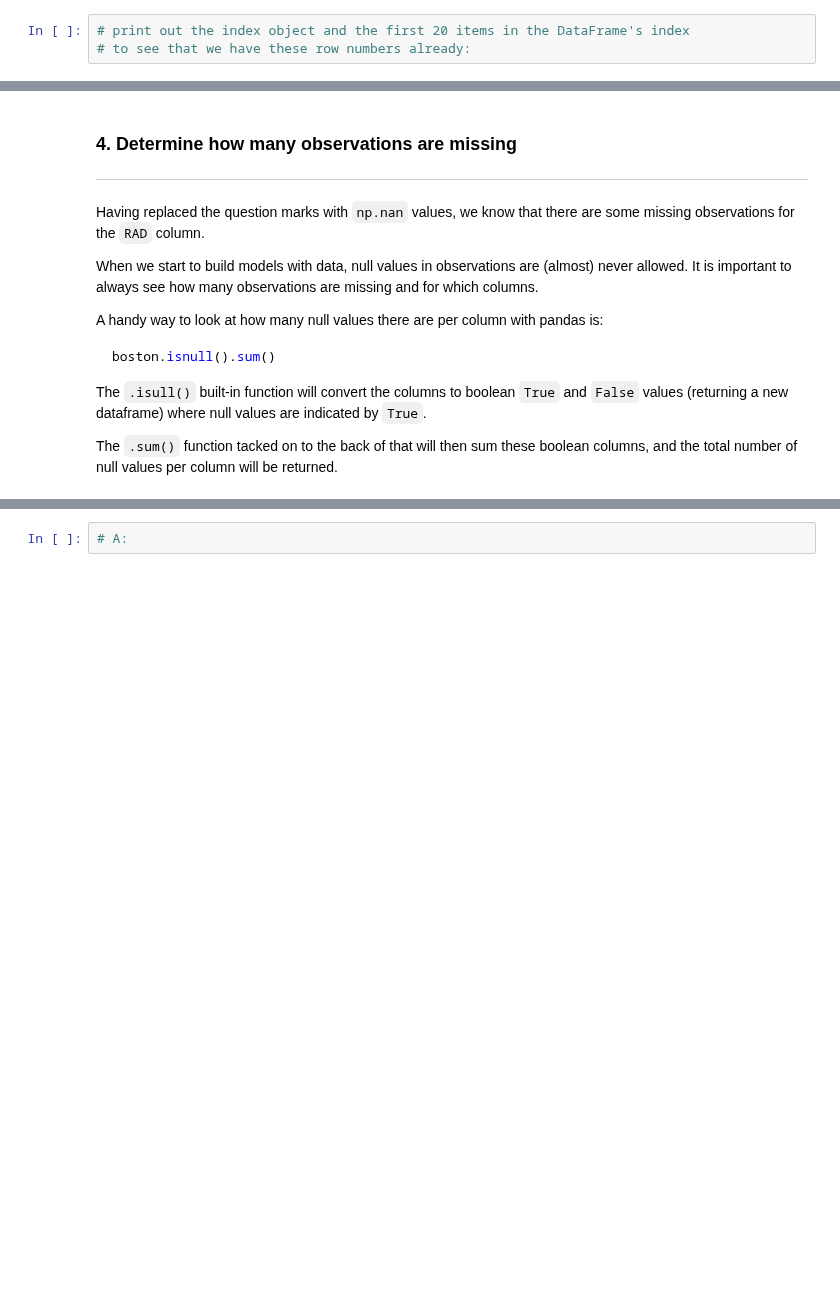
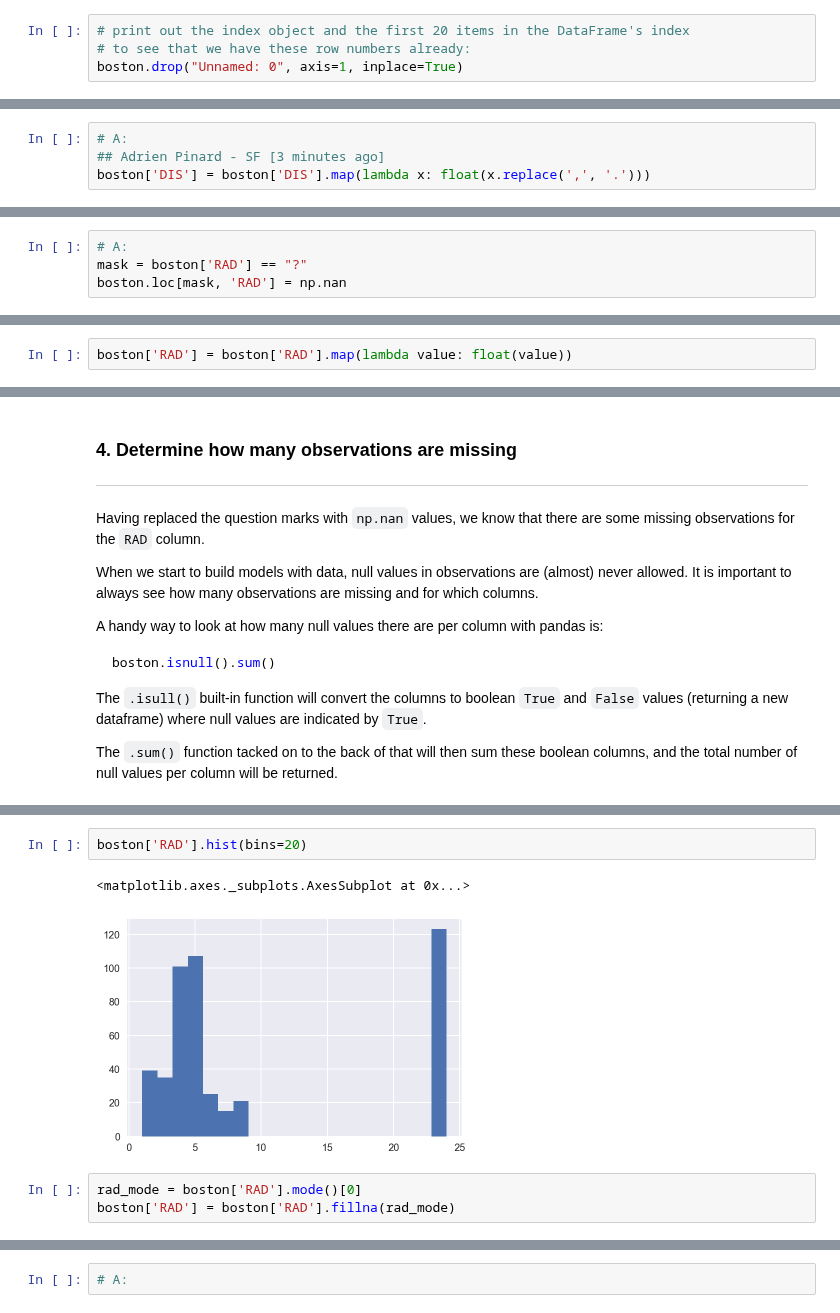
Before and after one commit to ga-curriculum/old-dsb-108-EDA, a Jupyter notebook: basic-eda-walkthrough.ipynb, the cells around one changed output, grey strips where cells are left out. Saved outputs shown, nothing was run; the diff lists cells and outputs as text; blank space fills up the shorter version.

```diff
--- a/basic-eda-walkthrough.ipynb
+++ b/basic-eda-walkthrough.ipynb
@@ -107,3 +157,4 @@ For the record, the `.index` attribute holds the row indices. This is the the si
 # %%
 # print out the index object and the first 20 items in the DataFrame's index
 # to see that we have these row numbers already:
+boston.drop("Unnamed: 0", axis=1, inplace=True)
@@ -127,0 +188,4 @@ It is pretty common to have numeric columns represented as strings in your data
+# %%
+# A:
+## Adrien Pinard - SF [3 minutes ago]
+boston['DIS'] = boston['DIS'].map(lambda x: float(x.replace(',', '.')))
@@ -133,0 +218,4 @@ It is pretty common to have numeric columns represented as strings in your data
+# %%
+# A:
+mask = boston['RAD'] == "?"
+boston.loc[mask, 'RAD'] = np.nan
@@ -133,0 +252,2 @@ It is pretty common to have numeric columns represented as strings in your data
+# %%
+boston['RAD'] = boston['RAD'].map(lambda value: float(value))
@@ -164,3 +343,11 @@ The `.dropna()` function will drop any rows that have _**ANY**_ null values for
+# %%
+boston['RAD'].hist(bins=20)
+# %% [output]
+<matplotlib.axes._subplots.AxesSubplot at 0x...>
+[figure, added]
+# %%
+rad_mode = boston['RAD'].mode()[0]
+boston['RAD'] = boston['RAD'].fillna(rad_mode)
 # %% [markdown]
 <a id='rename'></a>
 
```
Also changed, not shown: parts of 44 cells of this notebook.
